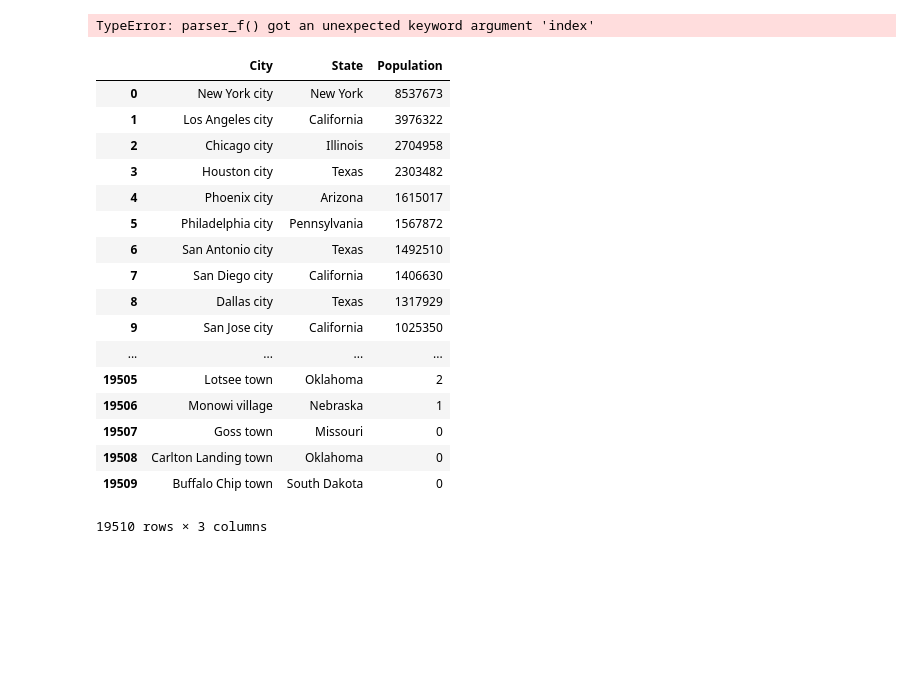
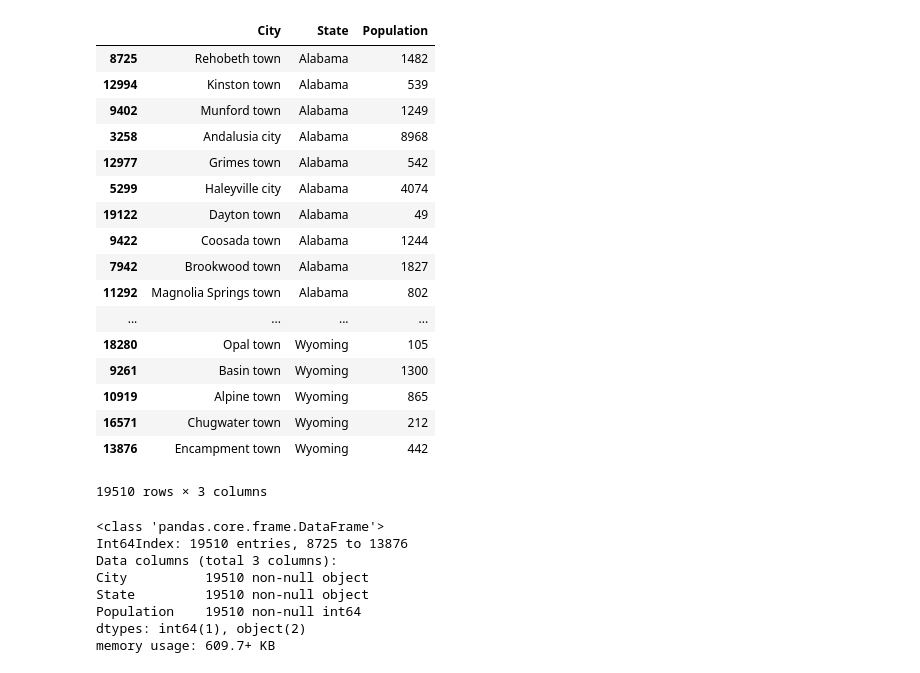
Before and after one commit to TurnpikeWarrior/Project_DissolvableData, a Jupyter notebook: Census_analysis.ipynb, the cells around one changed output. Drawn from its saved outputs; the diff is of its cells as text; code cells hidden in the pictures; blank space fills up the shorter version.

```diff
--- a/Census_analysis.ipynb
+++ b/Census_analysis.ipynb
@@ -4,25 +6,37 @@ import numpy as np
-# %%
-census = pd.read_csv('census.csv', index = 'State')
-# %% [output]
-TypeError: parser_f() got an unexpected keyword argument 'index'
+# %%
+census = pd.read_csv('census.csv')
+#census.axes
+#df.sort_values(by='reports', ascending=0, inpl)
+census.sort_values(by='State', axis=0,inplace=True)
+#census.set_index(keys='State',inplace=True)
+census
+# %% [output]
+|  | City | State | Population |
+| 8725 | Rehobeth town | Alabama | 1482 |
+| 12994 | Kinston town | Alabama | 539 |
+| 9402 | Munford town | Alabama | 1249 |
+| 3258 | Andalusia city | Alabama | 8968 |
+| 12977 | Grimes town | Alabama | 542 |
+| 5299 | Haleyville city | Alabama | 4074 |
+| 19122 | Dayton town | Alabama | 49 |
+| 9422 | Coosada town | Alabama | 1244 |
+| 7942 | Brookwood town | Alabama | 1827 |
+| 11292 | Magnolia Springs town | Alabama | 802 |
+| ... | ... | ... | ... |
+| 18280 | Opal town | Wyoming | 105 |
+| 9261 | Basin town | Wyoming | 1300 |
+| 10919 | Alpine town | Wyoming | 865 |
+| 16571 | Chugwater town | Wyoming | 212 |
+| 13876 | Encampment town | Wyoming | 442 |
+19510 rows × 3 columns
 # %%
-census
+census.info()
 # %% [output]
-|  | City | State | Population |
-| 0 | New York city | New York | 8537673 |
-| 1 | Los Angeles city | California | 3976322 |
-| 2 | Chicago city | Illinois | 2704958 |
-| 3 | Houston city | Texas | 2303482 |
-| 4 | Phoenix city | Arizona | 1615017 |
-| 5 | Philadelphia city | Pennsylvania | 1567872 |
-| 6 | San Antonio city | Texas | 1492510 |
-| 7 | San Diego city | California | 1406630 |
-| 8 | Dallas city | Texas | 1317929 |
-| 9 | San Jose city | California | 1025350 |
-| ... | ... | ... | ... |
-| 19505 | Lotsee town | Oklahoma | 2 |
-| 19506 | Monowi village | Nebraska | 1 |
-| 19507 | Goss town | Missouri | 0 |
-| 19508 | Carlton Landing town | Oklahoma | 0 |
-| 19509 | Buffalo Chip town | South Dakota | 0 |
-19510 rows × 3 columns
+<class 'pandas.core.frame.DataFrame'>
+Int64Index: 19510 entries, 8725 to 13876
+Data columns (total 3 columns):
+City          19510 non-null object
+State         19510 non-null object
+Population    19510 non-null int64
+dtypes: int64(1), object(2)
+memory usage: 609.7+ KB
```
Also changed, not shown: parts of 10 cells of this notebook, 3 other files.
